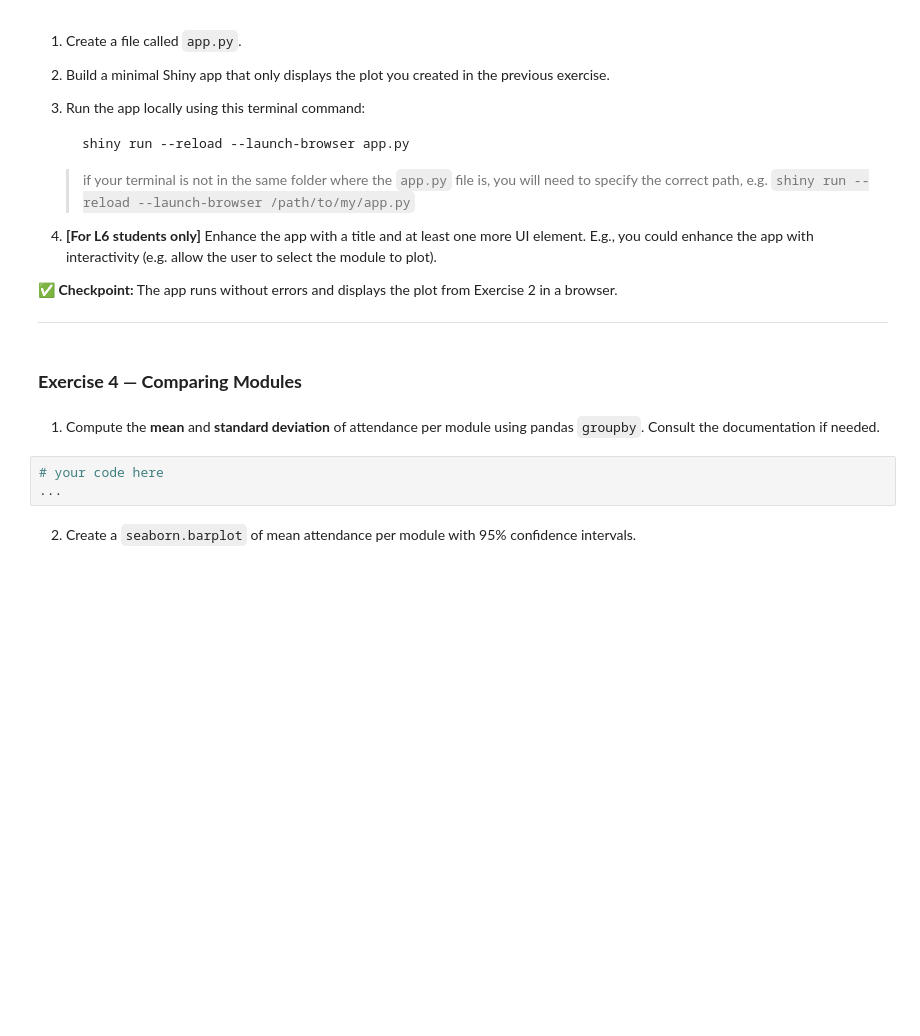
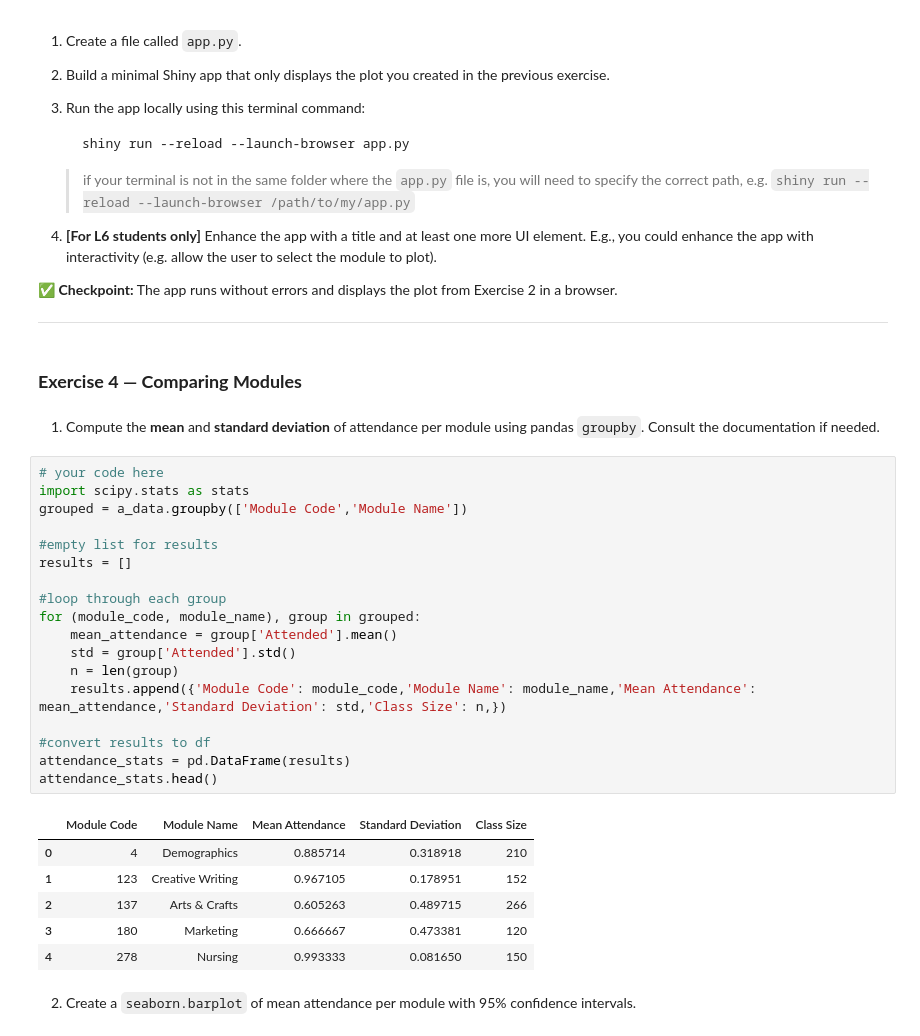
Before and after one commit to knnthfrmn/dsc25, a Jupyter notebook: summative1-1.ipynb, the cells around one changed output. Saved outputs shown, nothing was run; the diff lists cells and outputs as text; blank space fills up the shorter version.

```diff
--- a/summative1-1.ipynb
+++ b/summative1-1.ipynb
@@ -216,7 +269,29 @@ a_data['Date'] = pd.to_datetime(a_data['Date'])
 1. Compute the **mean** and **standard deviation** of attendance per module using pandas `groupby`. Consult the documentation if needed.
 # %%
 # your code here
-...
+import scipy.stats as stats
+grouped = a_data.groupby(['Module Code','Module Name'])
+
+#empty list for results
+results = []
+
+#loop through each group
+for (module_code, module_name), group in grouped:
+    mean_attendance = group['Attended'].mean()
+    std = group['Attended'].std()
+    n = len(group)
+    results.append({'Module Code': module_code,'Module Name': module_name,'Mean Attendance': mean_attendance,'Standard Deviation': std,'Class Size': n,})
+
+#convert results to df
+attendance_stats = pd.DataFrame(results)
+attendance_stats.head()
+# %% [output]
+|  | Module Code | Module Name | Mean Attendance | Standard Deviation | Class Size |
+| 0 | 4 | Demographics | 0.885714 | 0.318918 | 210 |
+| 1 | 123 | Creative Writing | 0.967105 | 0.178951 | 152 |
+| 2 | 137 | Arts & Crafts | 0.605263 | 0.489715 | 266 |
+| 3 | 180 | Marketing | 0.666667 | 0.473381 | 120 |
+| 4 | 278 | Nursing | 0.993333 | 0.081650 | 150 |
 # %% [markdown]
 2. Create a `seaborn.barplot` of mean attendance per module with 95% confidence intervals.
 # %%
```
Also changed, not shown: parts of 7 cells of this notebook, 2 other files.
